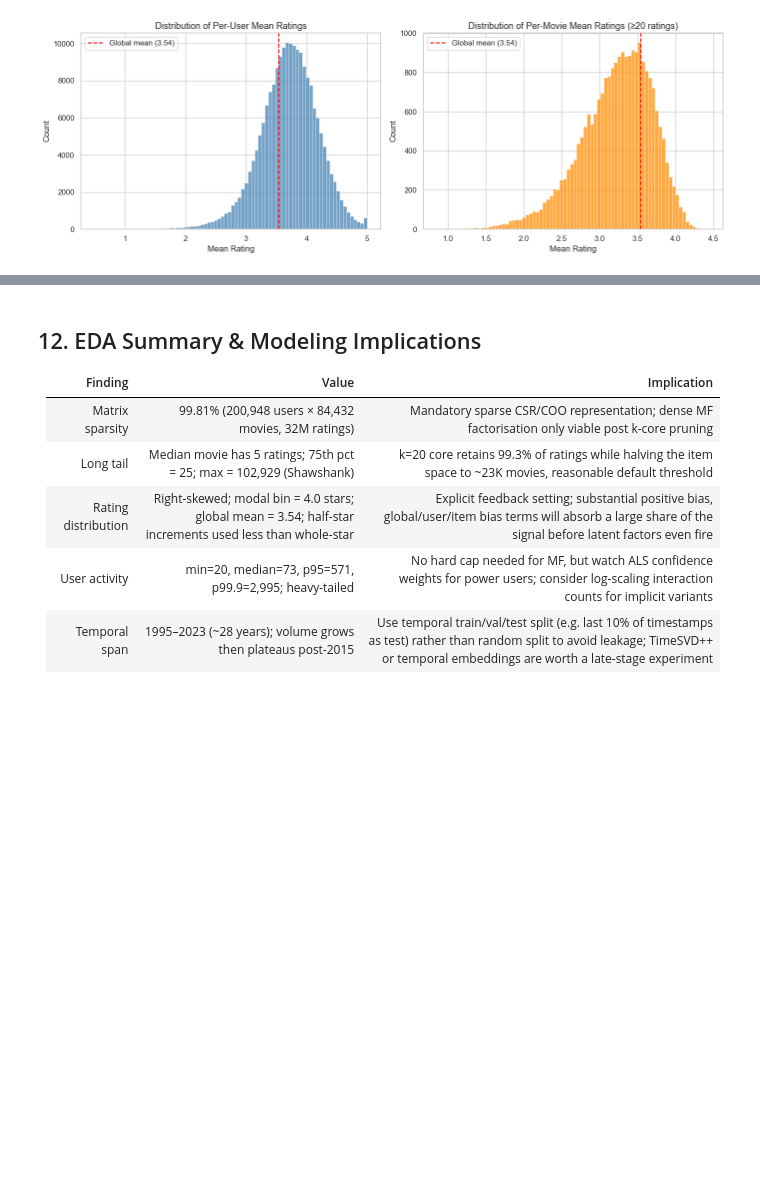
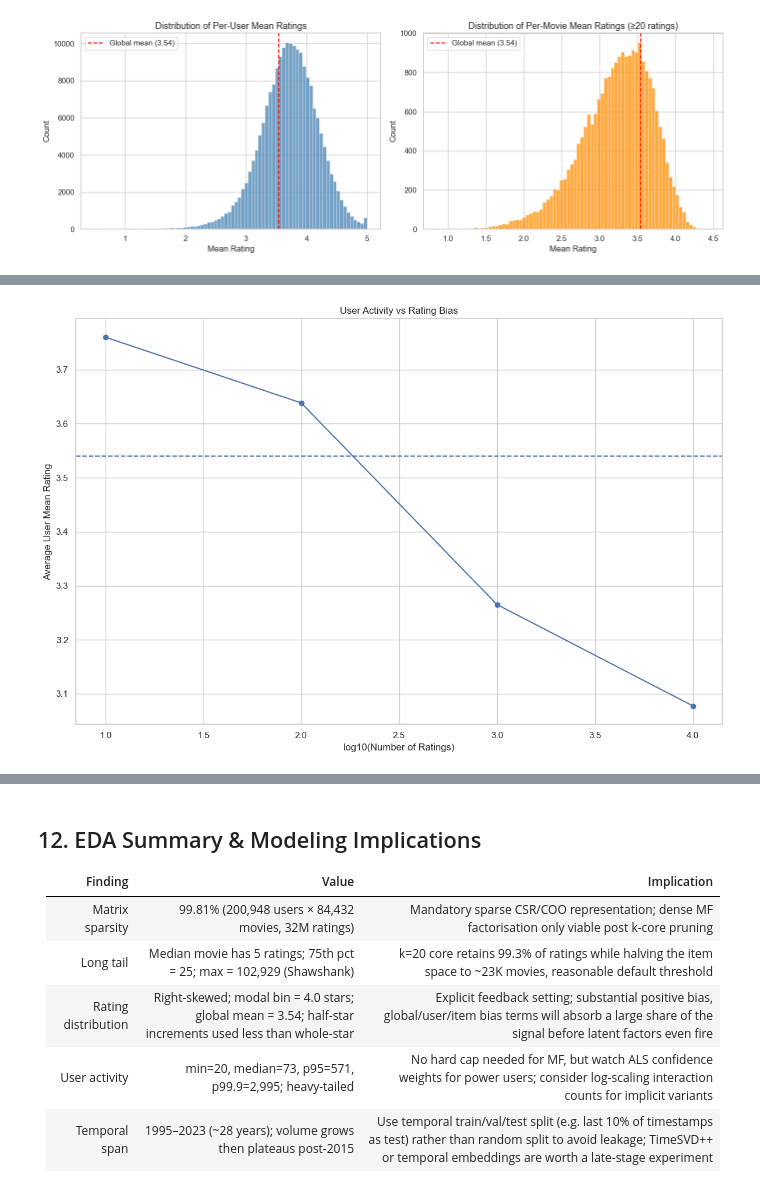
Before and after one commit to bouhlet0/movie-lens-recommender, a Jupyter notebook: EDA.ipynb, the cells around one changed output, grey strips where cells are left out. Drawn from its saved outputs; the diff is of its cells as text; code cells hidden in the pictures; blank space fills up the shorter version.

```diff
--- a/EDA.ipynb
+++ b/EDA.ipynb
@@ -570,0 +601,36 @@ plt.show()
+# %%
+user_stats = user_stats.with_columns(
+    pl.col("n_ratings")
+    .log10()
+    .floor()
+    .alias("activity_bin")
+)
+
+binned = (
+    user_stats
+    .group_by("activity_bin")
+    .agg([
+        pl.col("user_mean").mean().alias("avg_user_mean"),
+        pl.len().alias("n_users")
+    ])
+    .sort("activity_bin")
+)
+# %%
+plt.figure(figsize=(12, 8))
+
+plt.plot(
+    binned["activity_bin"].to_numpy(),
+    binned["avg_user_mean"].to_numpy(),
+    marker="o"
+)
+
+plt.xlabel("log10(Number of Ratings)")
+plt.ylabel("Average User Mean Rating")
+plt.title("User Activity vs Rating Bias")
+
+plt.axhline(global_mean, linestyle="--")
+
+plt.tight_layout()
+plt.show()
+# %% [output]
+[figure, added]
```
Also changed, not shown: parts of 3 cells of this notebook.
